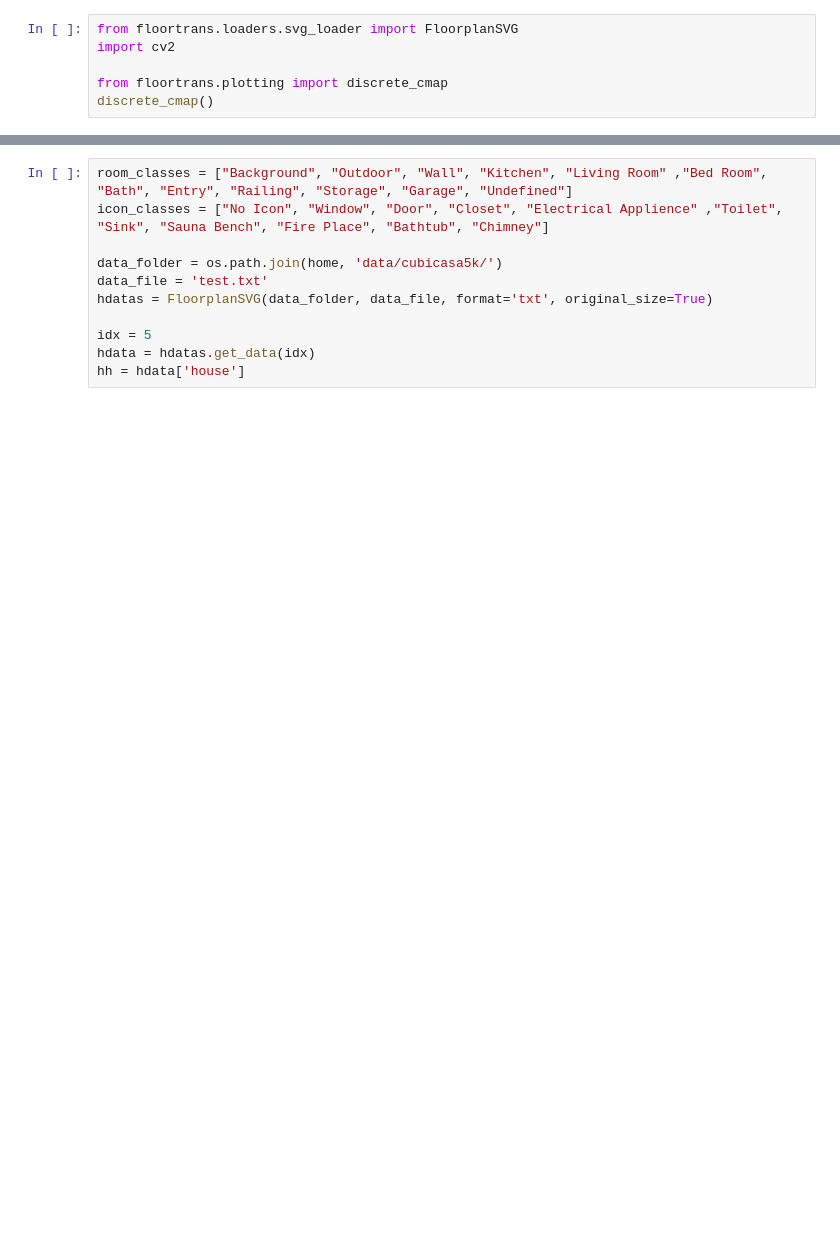
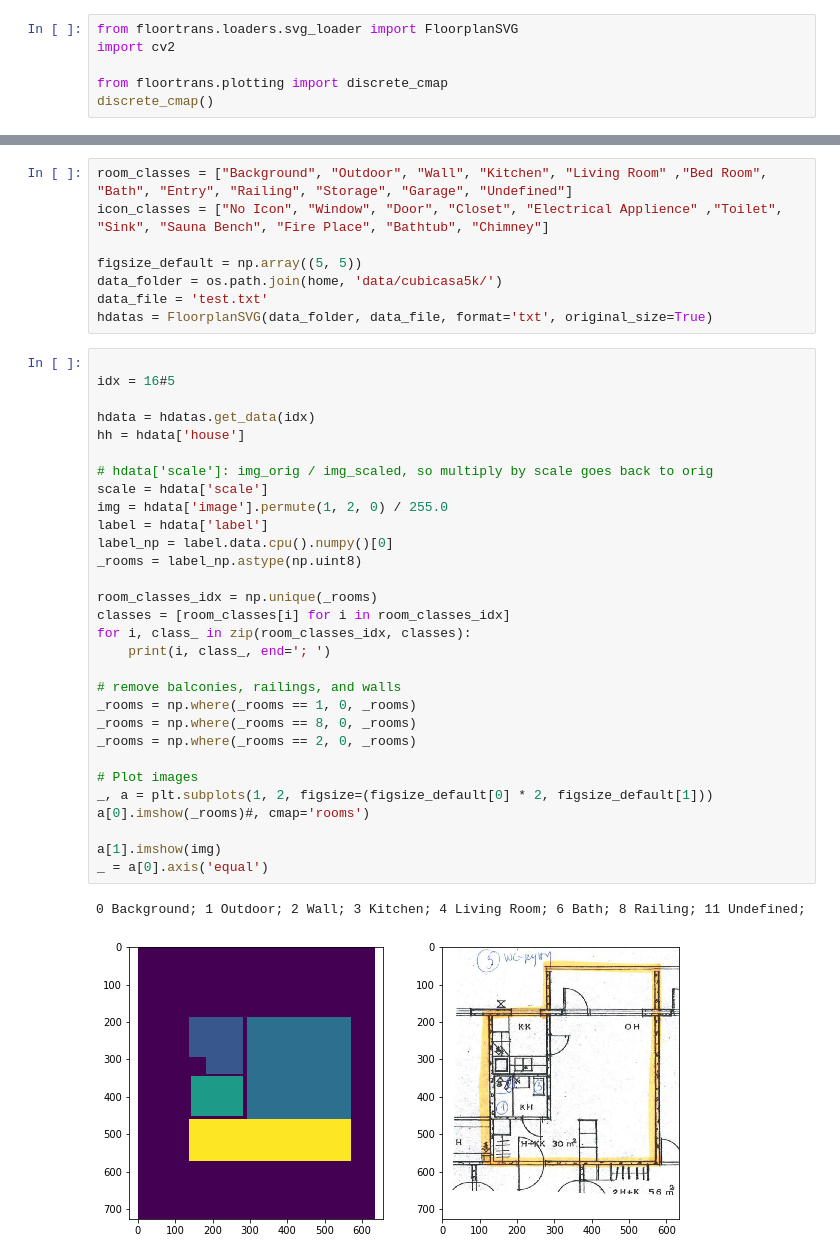
Before and after one commit to saeranv/CubiCasa5k, a Jupyter notebook: floorplan_bem/floorplan_bem.ipynb, the cells around one changed output, grey strips where cells are left out. Drawn from its saved outputs; the diff is of its cells as text; blank space fills up the shorter version.

```diff
--- a/floorplan_bem/floorplan_bem.ipynb
+++ b/floorplan_bem/floorplan_bem.ipynb
@@ -31,11 +352,41 @@ discrete_cmap()
 room_classes = ["Background", "Outdoor", "Wall", "Kitchen", "Living Room" ,"Bed Room", "Bath", "Entry", "Railing", "Storage", "Garage", "Undefined"]
 icon_classes = ["No Icon", "Window", "Door", "Closet", "Electrical Applience" ,"Toilet", "Sink", "Sauna Bench", "Fire Place", "Bathtub", "Chimney"]
 
+figsize_default = np.array((5, 5))
 data_folder = os.path.join(home, 'data/cubicasa5k/')
 data_file = 'test.txt'
 hdatas = FloorplanSVG(data_folder, data_file, format='txt', original_size=True)
-
-idx = 5
-hdata = hdatas.get_data(idx)
-hh = hdata['house']
+# %%
+
+idx = 16#5
+
+hdata = hdatas.get_data(idx)
+hh = hdata['house']
+
+# hdata['scale']: img_orig / img_scaled, so multiply by scale goes back to orig
+scale = hdata['scale']
+img = hdata['image'].permute(1, 2, 0) / 255.0
+label = hdata['label']
+label_np = label.data.cpu().numpy()[0]
+_rooms = label_np.astype(np.uint8)
+
+room_classes_idx = np.unique(_rooms)
+classes = [room_classes[i] for i in room_classes_idx]
+for i, class_ in zip(room_classes_idx, classes):
+    print(i, class_, end='; ')
+
+# remove balconies, railings, and walls
+_rooms = np.where(_rooms == 1, 0, _rooms)
+_rooms = np.where(_rooms == 8, 0, _rooms)
+_rooms = np.where(_rooms == 2, 0, _rooms)
+
+# Plot images
+_, a = plt.subplots(1, 2, figsize=(figsize_default[0] * 2, figsize_default[1]))
+a[0].imshow(_rooms)#, cmap='rooms')
+
+a[1].imshow(img)
+_ = a[0].axis('equal')
+# %% [output]
+0 Background; 1 Outdoor; 2 Wall; 3 Kitchen; 4 Living Room; 6 Bath; 8 Railing; 11 Undefined;
+[figure, added]
 # %%
```
Also changed, not shown: parts of 16 cells of this notebook, 3 other files.
